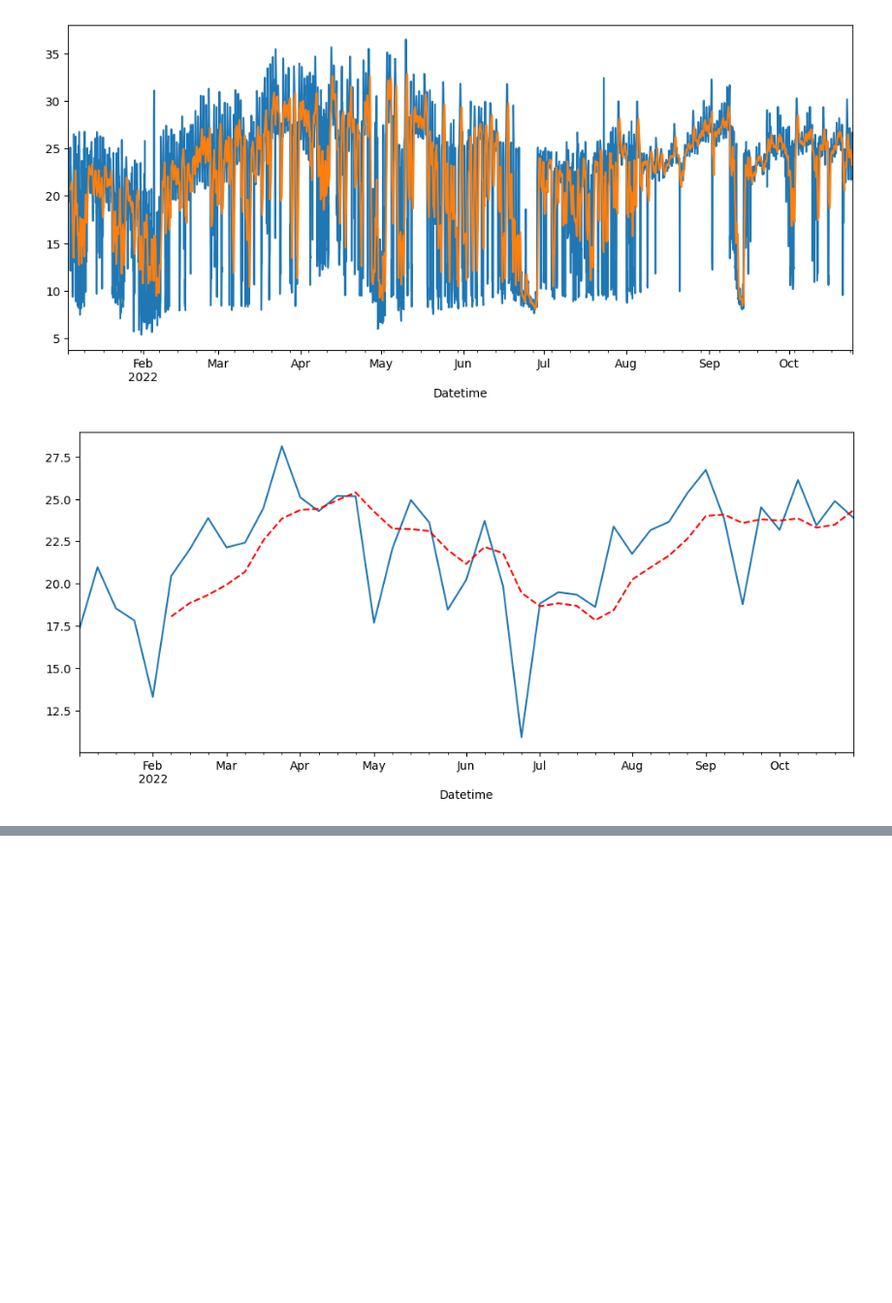
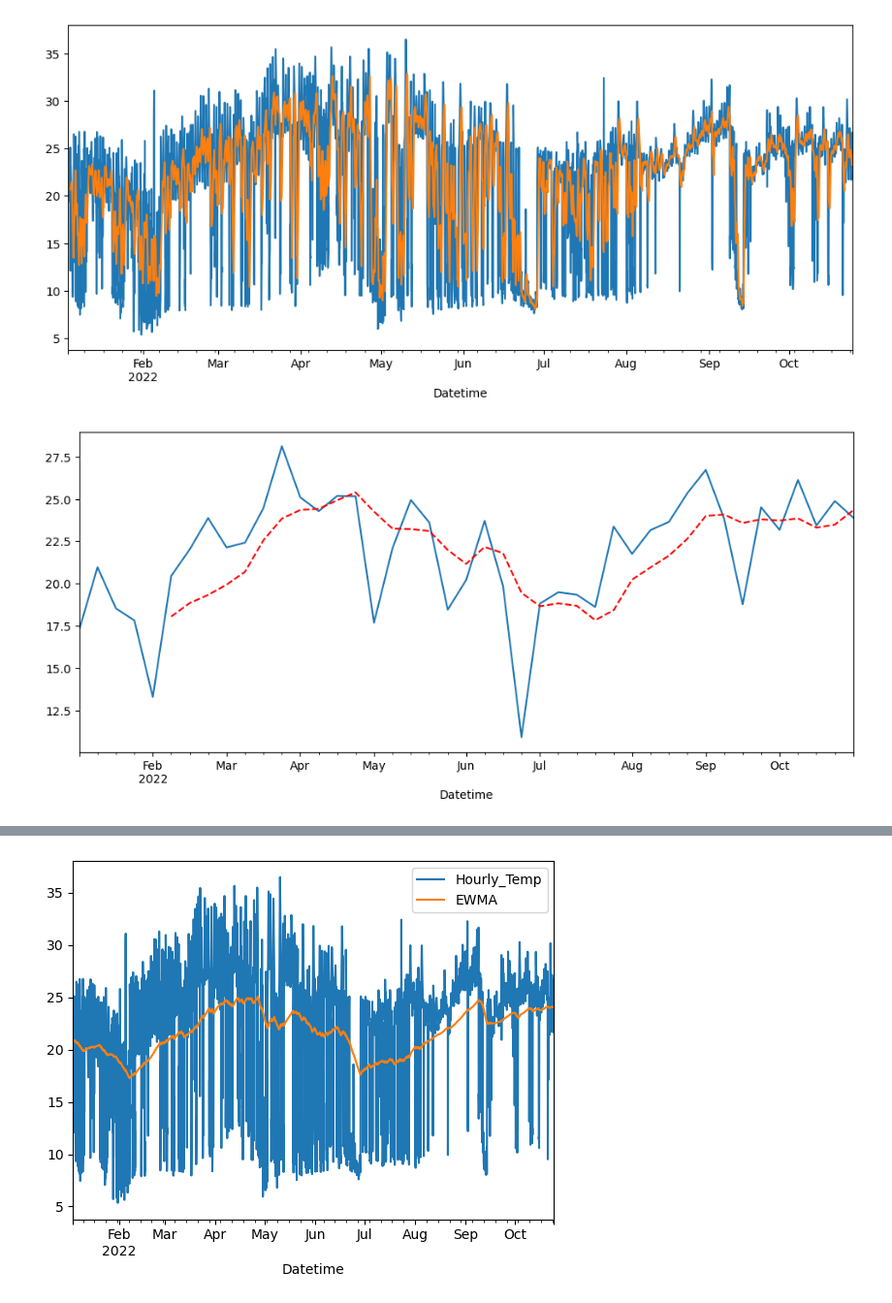
Before and after one commit to skruberk/SignalProcessing, a Jupyter notebook: TSAnalysis.ipynb, the cells around one changed output, grey strips where cells are left out. Shown at 97% size. Drawn from its saved outputs; the diff is of its cells as text; code cells hidden in the pictures; blank space fills up the shorter version.

Commit message:
time series analysis with HP filter, EWMA

```diff
--- a/TSAnalysis.ipynb
+++ b/TSAnalysis.ipynb
@@ -110,0 +111,11 @@ plt.show()
+# %%
+#exponentially weighted moving ave
+#Span:N-day EW moving average
+#Center of mass:(span-1)/2
+#Half-life:time for exp weight to reach 1/2
+#Alpha=smoothing factor
+df['EWMA'] = df['Hourly_Temp'].ewm(span=1000,adjust=False).mean()
+# %%
+df[['Hourly_Temp','EWMA']].plot();
+# %% [output]
+[figure, added]
```
Also changed, not shown: parts of 2 cells of this notebook.
